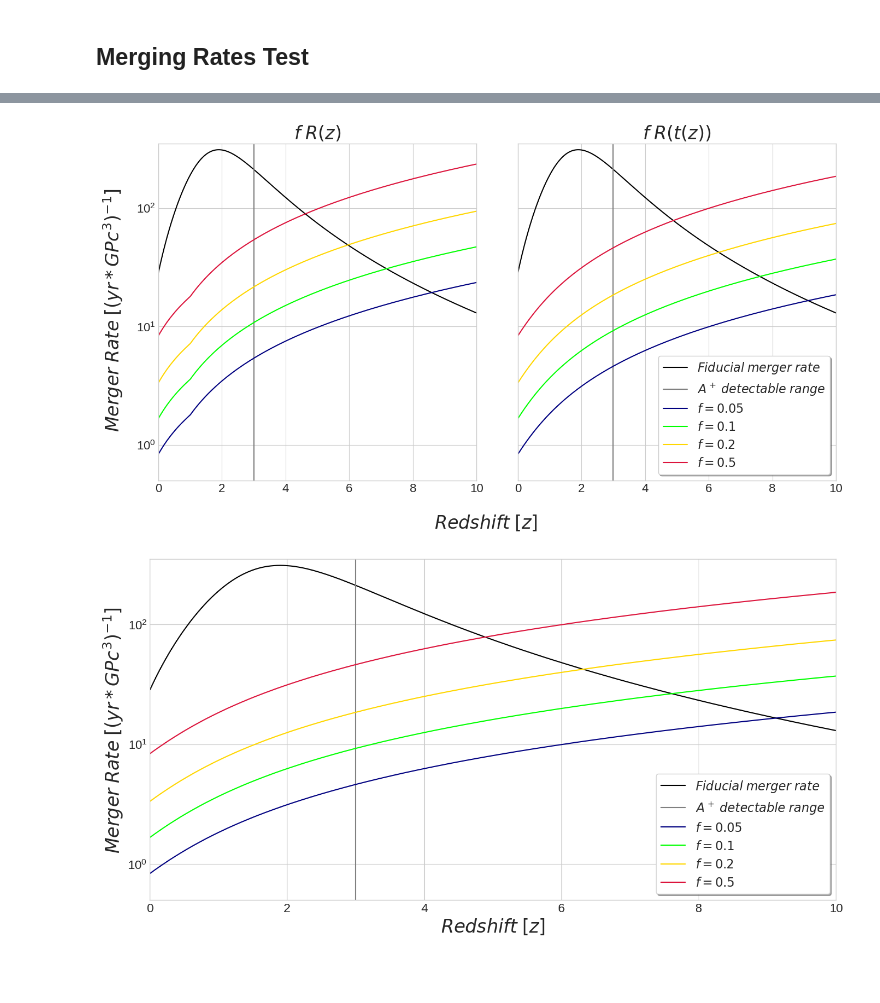
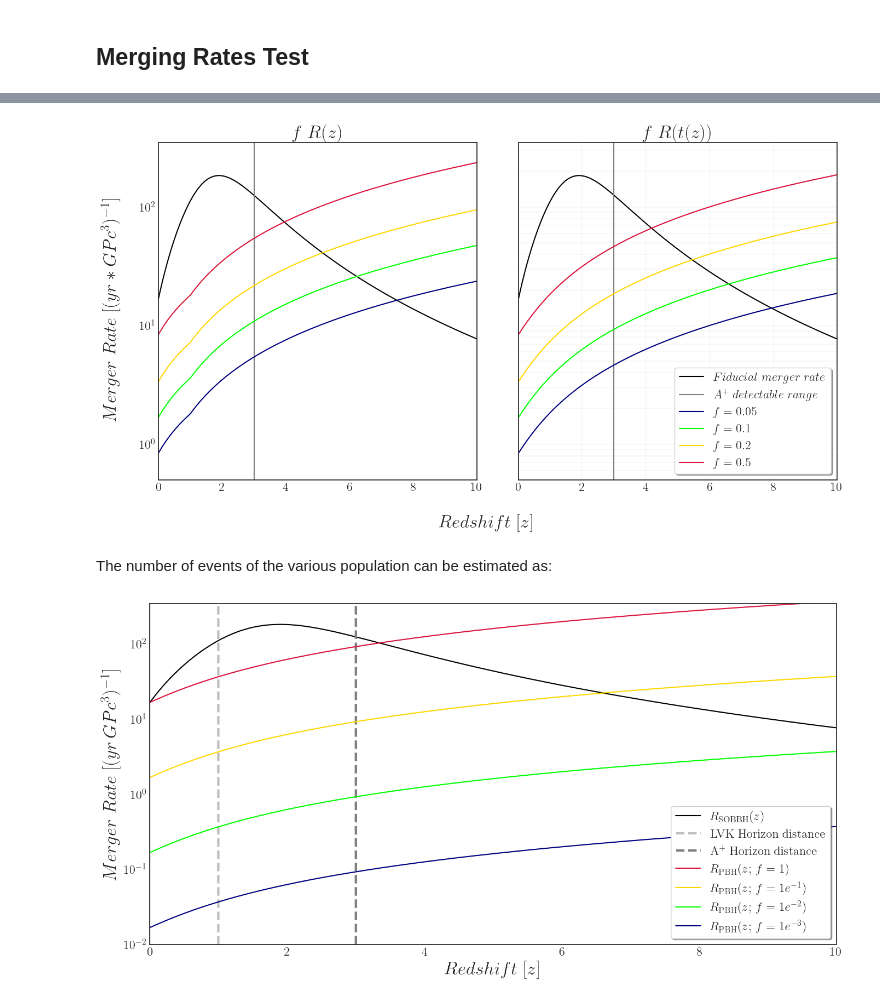
Before and after one commit to KuZa91/PBH_subpopulations_effects_analysis, a Jupyter notebook: MergerRateComparison.ipynb, the cells around one changed output, grey strips where cells are left out. Saved outputs shown, nothing was run; the diff lists cells and outputs as text; code cells hidden in the pictures; blank space fills up the shorter version.

```diff
--- a/MergerRateComparison.ipynb
+++ b/MergerRateComparison.ipynb
@@ -135,7 +149,7 @@ def DtrDz(z):
 
 SOBBH_k = 2.9
 SOBBH_CorrRz = lambda z : (1. +z)**SOBBH_k /(1  +((1 + z)/2.9)**(SOBBH_k +2.9))
-SOBBH_R = lambda z : 28.3*SOBBH_CorrRz(z)/SOBBH_CorrRz(0.)
+SOBBH_R = lambda z : 28.3*SOBBH_CorrRz(z)/SOBBH_CorrRz(0.2)
 
 # Min R(z)
 
@@ -155,6 +169,18 @@ SOBBH_Redevol = True
 #        return SOBBH_R0[0]*SOBBH_CorrRz*((1. + z)**SOBBH_k)/(1. + ((1. + z)/2.9)**(SOBBH_k + 2.9))
 #    else:
 #        return SOBBH_R0[1]
+# %%
+PBH_R0 = 28.3 # +14.8 - 10.0 GPC⁻³ yr^⁻¹ Value of the merging rate fitted in at z = 0.2 in ligo population inference paper arxiv2111.03634
+PBH_CorrR = (((1. + 0.2)**SOBBH_k)/(1. + ((1. + 0.2)/2.9)**(SOBBH_k + 2.9)))**(-1) # normalization factor needed to express the value of the LIGO merging rate in z=0
+
+def PBH_fRz(z,f):
+    if(z <= 1.):
+        PBH_k = 1.1 # Value taken from arxiv 2201.12218, valid for small z !!
+        return f*PBH_R0*PBH_CorrR*((1. + z)**PBH_k)
+    else:
+        PBH_k = 1.4 # Value taken from arxiv 2201.12218, valid for high z !!
+        PBH_R1_corr = f*PBH_R0*PBH_CorrR*(((2.)**PBH_k) - ((2.)**1.1))
+        return f*PBH_R0*PBH_CorrR*((1. + z)**PBH_k) - PBH_R1_corr
 # %%
 def PBH_fRt(z,f):
-        return f*PBH_R0*PBH_CorrfRz*((t_z(z)/t_0)**(-34./37.))
+        return f*PBH_R0*PBH_CorrR*((t_z(z)/t_0)**(-34./37.))
@@ -173,7 +187,8 @@ def PBH_fRz(z,f):
 # %%
 ran_z = np.linspace(0.,10.,2500)
 ran_mz = np.linspace(0.,10.,2500 - 1)
-ran_mz = 0.5*(ran_z[:len(ran_z) -1:] + ran_z[1::])
+ran_mz = 0.5*(ran_z[:-1:] + ran_z[1::])
+Delta_z = (ran_z[1::] - ran_z[:-1:])
 # %%
 t_span = Z_to_HubbleTime(ran_mz)
 Dc_span = Z_to_Gpc(ran_mz)
@@ -203,6 +221,7 @@ plt.savefig('AllMergingRatesTimesMauroFacf50.png',dpi=500)
 # %%
 fig, ax = plt.subplots(1, 2, sharex='col', sharey='row', figsize =[16,8])
 plt.subplots_adjust(wspace = 0.13, hspace = 0.5)
+plt.grid(which='both', color='grey', linestyle='-', linewidth=0.1, alpha=.7)
 fig.text(0.06, 0.5, '$Merger \; Rate  \; [(yr*GPc^{3})^{-1}]$', fontsize = 24, va = 'center', rotation='vertical')
 fig.text(0.5, 0.0, '$Redshift \; [z]$', fontsize = 24, ha = 'center')
 
@@ -237,4 +256,6 @@ ax[1].legend(loc=4, frameon = True, fancybox = True, shadow = True)
 plt.savefig('MergingRateComparison.png', dpi = 200)
 #plt.savefig('MergingRateComparison.png', dpi = 50)
 # %% [output]
-[figure, old version]
+[figure, new version]
+# %% [markdown]
+The number of events of the various population can be estimated as:
@@ -241,24 +295,23 @@ plt.savefig('MergingRateComparison.png', dpi = 200)
 # %%
 plt.figure(figsize=(16,8))
-plt.ylabel('$Merger \; Rate  \; [(yr*GPc^{3})^{-1}]$', fontsize = 24)
+plt.ylabel('$Merger \; Rate  \; [(yr \, GPc^{3})^{-1}]$', fontsize = 24)
 plt.xlabel('$Redshift \; [z]$', fontsize = 24, ha = 'center')
 
 
-plt.plot(ran_mz, SOBBH_R(ran_mz), color = 'black', label = r'$Fiducial \; merger \; rate$')
-plt.axvline(3., color = 'gray', label = r'$A^+ \; detectable \; range$')
-plt.plot(ran_mz, 0.05*PBH_fRt(ran_mz, 1.), color = 'navy', label = r'$f = 0.05$')
-plt.plot(ran_mz, 0.1*PBH_fRt(ran_mz, 1.), color = 'lime', label = r'$f = 0.1$')
-plt.plot(ran_mz, 0.2*PBH_fRt(ran_mz, 1.), color = 'gold', label = r'$f = 0.2$')
-plt.plot(ran_mz, 0.5*PBH_fRt(ran_mz, 1.), color = 'crimson', label = r'$f = 0.5$')
-
-
+plt.plot(ran_mz, SOBBH_R(ran_mz), color = 'black', label = r'$R_{\rm SOBBH}(z)$')
+plt.axvline(1., color = 'silver', linewidth=3, ls = 'dashed', label = r'$\rm LVK \; \rm Horizon \; \rm distance$')
+plt.axvline(3., color = 'gray', linewidth=3, ls = 'dashed', label = r'$\rm A^+ \; \rm Horizon \; \rm distance$')
+plt.plot(ran_mz, 1.*PBH_fRt(ran_mz, 1.), color = 'crimson', label = r'$R_{\rm PBH}(z; \, f = 1)$')
+plt.plot(ran_mz, 0.1*PBH_fRt(ran_mz, 1.), color = 'gold', label = r'$R_{\rm PBH}(z; \, f = 1e^{-1})$')
+plt.plot(ran_mz, 0.01*PBH_fRt(ran_mz, 1.), color = 'lime', label = r'$R_{\rm PBH}(z; \, f = 1e^{-2})$')
+plt.plot(ran_mz, 0.001*PBH_fRt(ran_mz, 1.), color = 'navy', label = r'$R_{\rm PBH}(z; \, f = 1e^{-3})$')
 
 plt.xlim(0.,10.)
-plt.ylim(0.5,350.)
+plt.ylim(0.01,350.)
 plt.yscale('log')
 plt.legend(loc=4, frameon = True, fancybox = True, shadow = True)
 
 plt.savefig('RtzMergingRateComparison.png', dpi = 200)
 #plt.savefig('RtzMergingRateComparison.png', dpi = 50)
 # %% [output]
-[figure, old version]
+[figure, new version]
```
Also changed, not shown: parts of 9 cells of this notebook.
